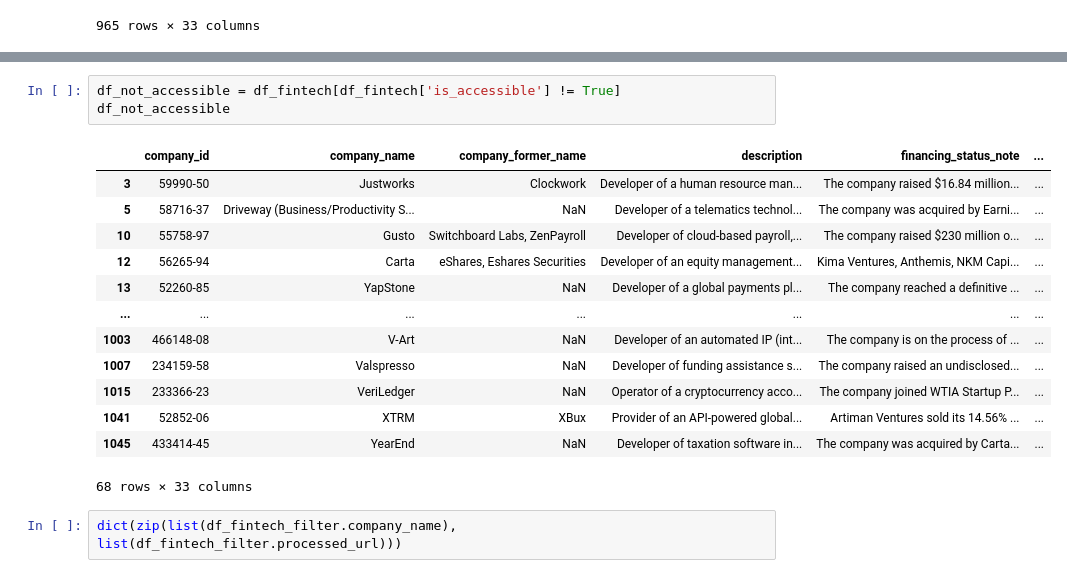
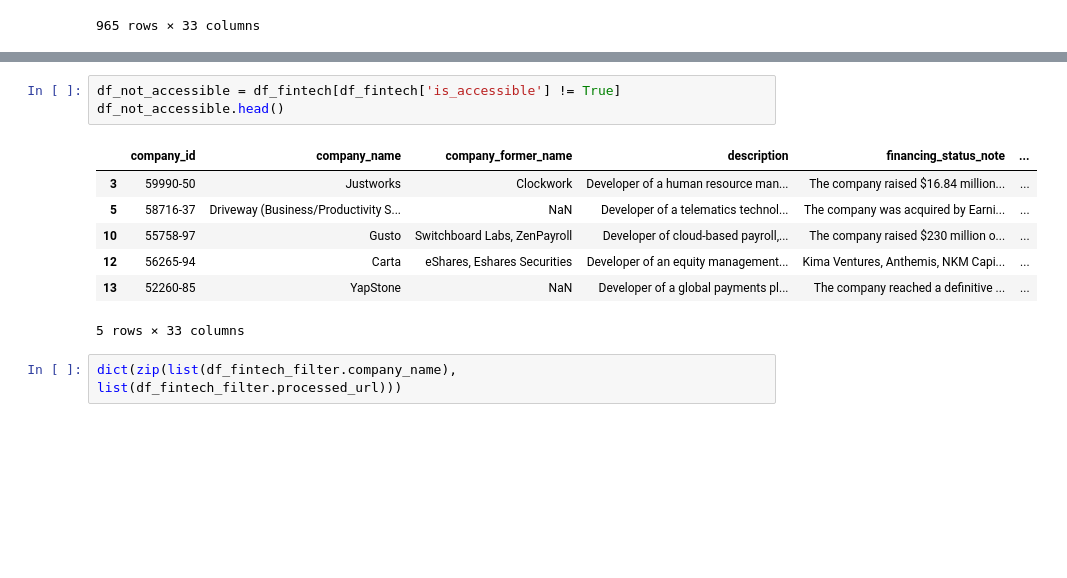
Before and after one commit to MC-Kangan/LLM-Enhanced-Knowledge-Graph-for-Startup-Analysis, a Jupyter notebook: pitchbook.ipynb, the cells around one changed output, grey strips where cells are left out. Saved outputs shown, nothing was run; the diff lists cells and outputs as text; blank space fills up the shorter version.

```diff
--- a/pitchbook.ipynb
+++ b/pitchbook.ipynb
@@ -97,20 +107,14 @@ df_fintech_filter
 # %%
 df_not_accessible = df_fintech[df_fintech['is_accessible'] != True]
-df_not_accessible
+df_not_accessible.head()
 # %% [output]
 |  | company_id | company_name | company_former_name | description | financing_status_note | ... |
 | 3 | 59990-50 | Justworks | Clockwork | Developer of a human resource man... | The company raised $16.84 million... | ... |
 | 5 | 58716-37 | Driveway (Business/Productivity S... | NaN | Developer of a telematics technol... | The company was acquired by Earni... | ... |
 | 10 | 55758-97 | Gusto | Switchboard Labs, ZenPayroll | Developer of cloud-based payroll,... | The company raised $230 million o... | ... |
 | 12 | 56265-94 | Carta | eShares, Eshares Securities | Developer of an equity management... | Kima Ventures, Anthemis, NKM Capi... | ... |
 | 13 | 52260-85 | YapStone | NaN | Developer of a global payments pl... | The company reached a definitive ... | ... |
-| ... | ... | ... | ... | ... | ... | ... |
-| 1003 | 466148-08 | V-Art | NaN | Developer of an automated IP (int... | The company is on the process of ... | ... |
-| 1007 | 234159-58 | Valspresso | NaN | Developer of funding assistance s... | The company raised an undisclosed... | ... |
-| 1015 | 233366-23 | VeriLedger | NaN | Operator of a cryptocurrency acco... | The company joined WTIA Startup P... | ... |
-| 1041 | 52852-06 | XTRM | XBux | Provider of an API-powered global... | Artiman Ventures sold its 14.56% ... | ... |
-| 1045 | 433414-45 | YearEnd | NaN | Developer of taxation software in... | The company was acquired by Carta... | ... |
-68 rows × 33 columns
+5 rows × 33 columns
 # %%
 dict(zip(list(df_fintech_filter.company_name), list(df_fintech_filter.processed_url)))
 # %% [output]
```
Also changed, not shown: parts of 23 cells of this notebook.
